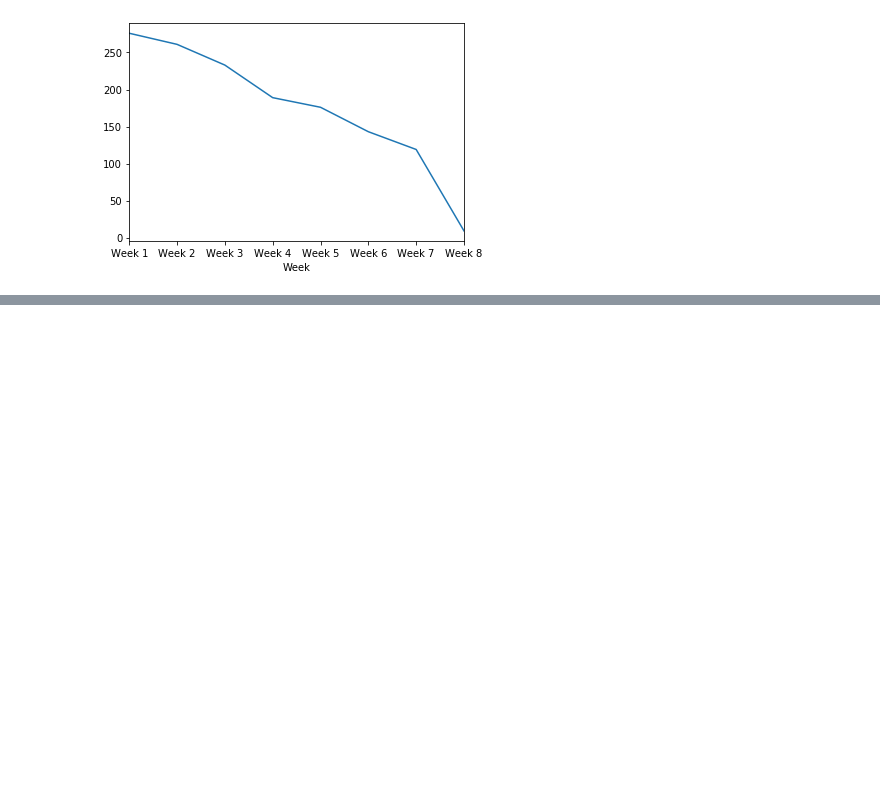
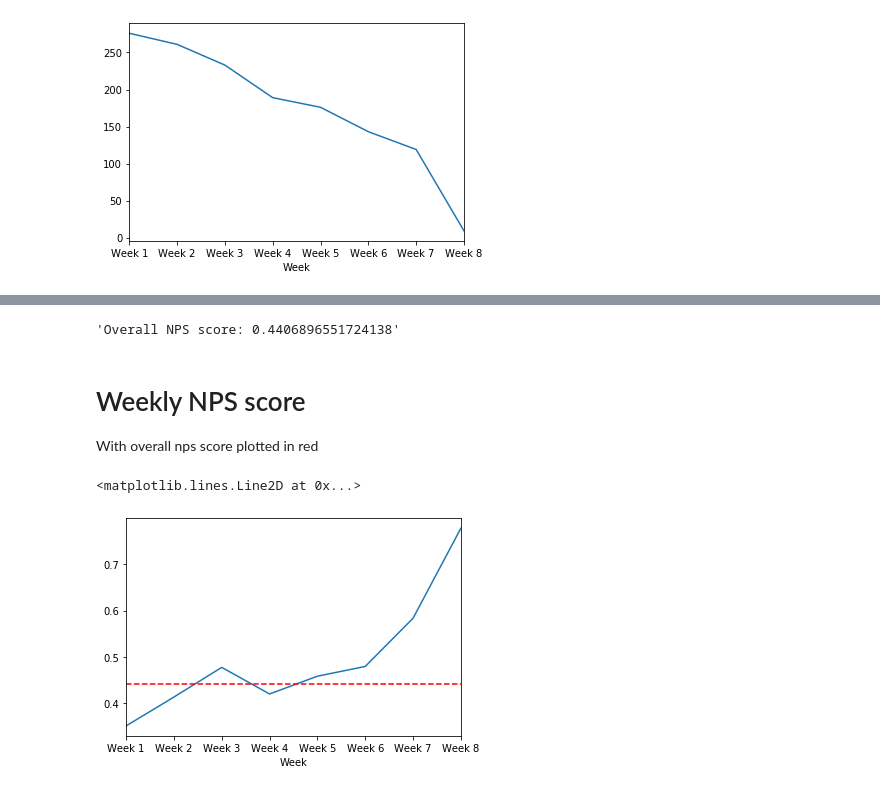
Before and after one commit to kevin-meyers/data-visualizations, a Jupyter notebook: notebooks/NPS_data_wrangling.ipynb, the cells around one changed output, grey strips where cells are left out. Saved outputs shown, nothing was run; the diff lists cells and outputs as text; code cells hidden in the pictures; blank space fills up the shorter version.

```diff
--- a/notebooks/NPS_data_wrangling.ipynb
+++ b/notebooks/NPS_data_wrangling.ipynb
@@ -5,3 +10,5 @@ df = pd.read_csv('/home/kevin/Downloads/Student Feedback Surveys-Superview.csv')
+# %%
+df.loc[:, 'Rating (Num)'] = df.loc[:, 'Rating (Num)'].astype(int)
 # %%
 df.columns
 # %% [output]
@@ -13,0 +23,39 @@ df.groupby('Week')['Track'].count().plot()
+# %%
+def promoter_level(rating):
+    ''' Something to note is that there are 0's in the data
+    Despite the responses being from 1-10
+    I feel like its because in the early phases it was 0-10, and in that case the data is still good.
+    '''
+    if rating < 0 or rating > 10:
+        raise ValueError('Number out of bounds')
+
+    if 9 <= rating <= 10:
+        return 'Promoter'
+
+    elif 7 <= rating <= 8:
+        return 'Passive'
+
+    else:
+        return 'Detractor'
+# %%
+df['Category'] = df.loc[:, 'Rating (Num)'].apply(promoter_level)
+# %%
+def calculate_nps(series):
+    counts = series.value_counts()
+    for kind in ['Promoter', 'Passive', 'Detractor']:
+        if kind not in counts:
+            counts[kind] = 0
+    return (counts['Promoter'] - counts['Detractor']) / sum(counts)
+# %%
+f"Overall NPS score: {calculate_nps(df['Category'])}"
+# %% [output]
+'Overall NPS score: 0.4406896551724138'
+# %% [markdown]
+# Weekly NPS score
+With overall nps score plotted in red
+# %%
+ax = df.groupby('Week')['Category'].agg(calculate_nps).plot()
+ax.axhline(calculate_nps(df['Category']), color='r', linestyle='--')
+# %% [output]
+<matplotlib.lines.Line2D at 0x...>
+[figure, added]
```
Also changed, not shown: parts of 25 cells of this notebook.
